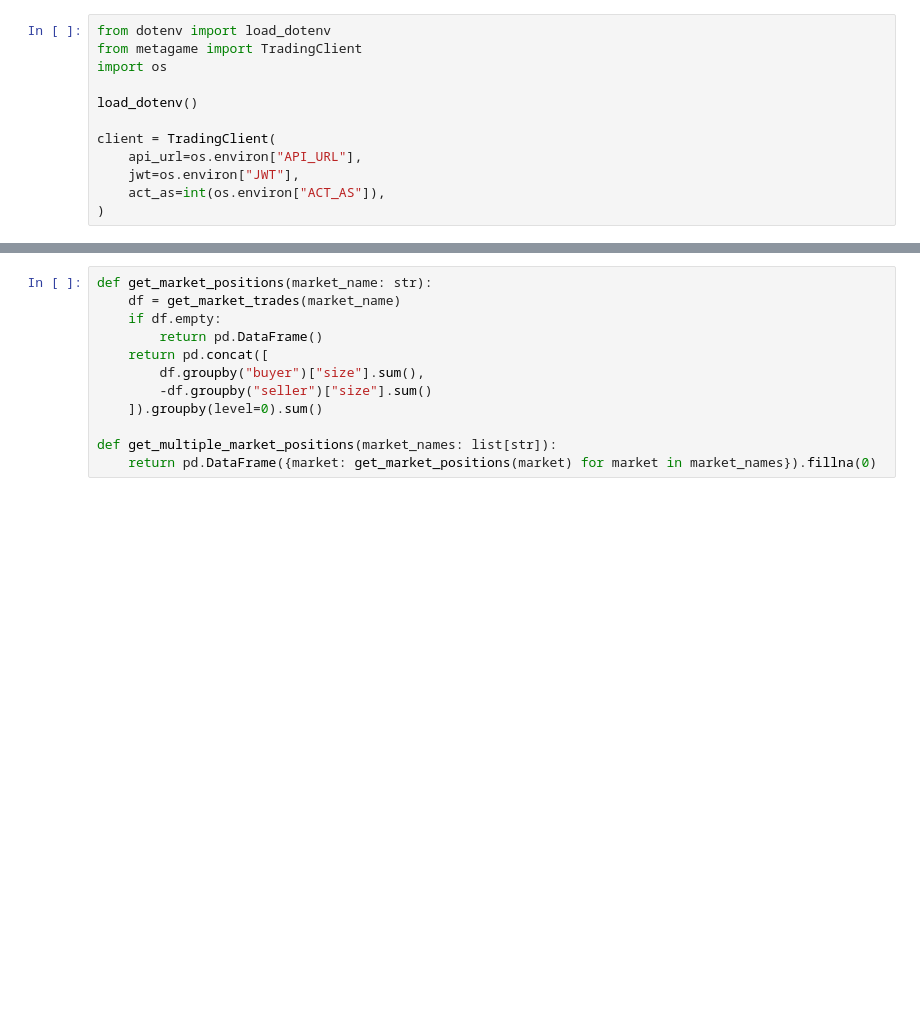
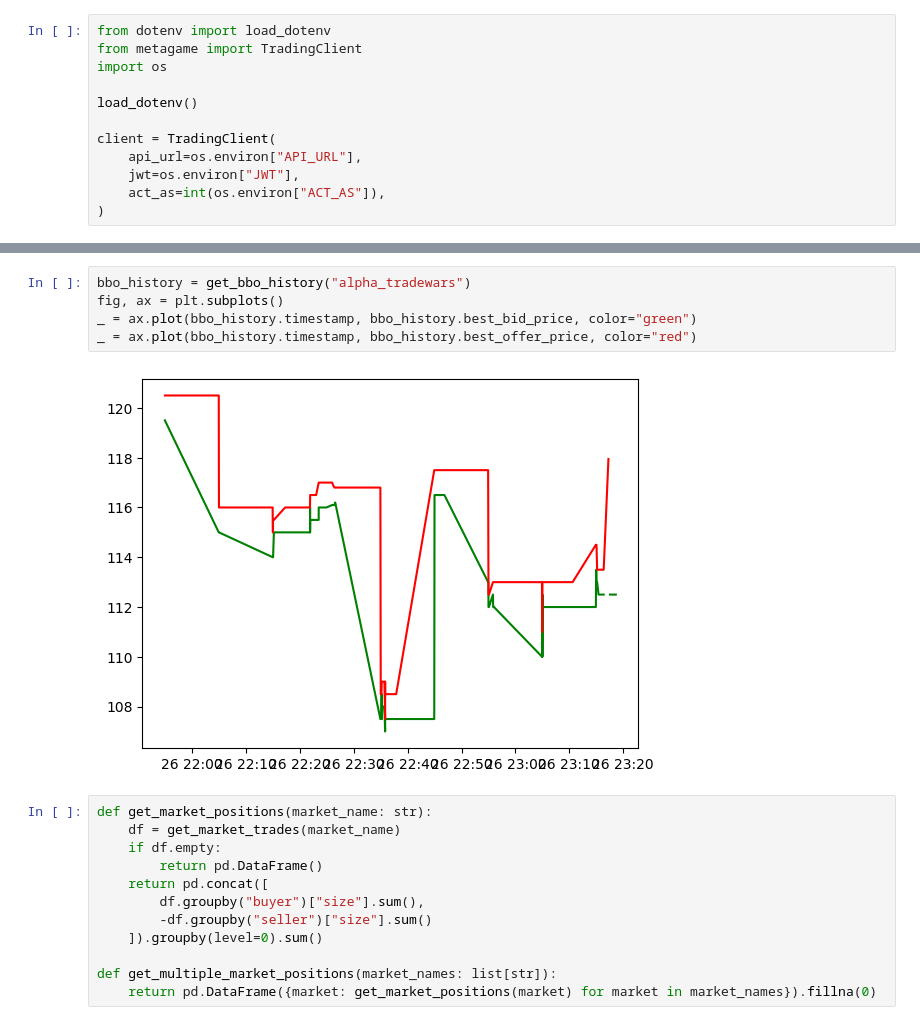
Before and after one commit to Crazytieguy/trading-bootcamp-platform, a Jupyter notebook: python-client/main.ipynb, the cells around one changed output, grey strips where cells are left out. Saved outputs shown, nothing was run; the diff lists cells and outputs as text; blank space fills up the shorter version.

```diff
--- a/python-client/main.ipynb
+++ b/python-client/main.ipynb
@@ -33,3 +130,10 @@ def get_market_trades(market_name: str):
+# %%
+bbo_history = get_bbo_history("alpha_tradewars")
+fig, ax = plt.subplots()
+_ = ax.plot(bbo_history.timestamp, bbo_history.best_bid_price, color="green")
+_ = ax.plot(bbo_history.timestamp, bbo_history.best_offer_price, color="red")
+# %% [output]
+[figure, added]
 # %%
 def get_market_positions(market_name: str):
     df = get_market_trades(market_name)
```
Also changed, not shown: parts of 5 cells of this notebook, 1 other file.
